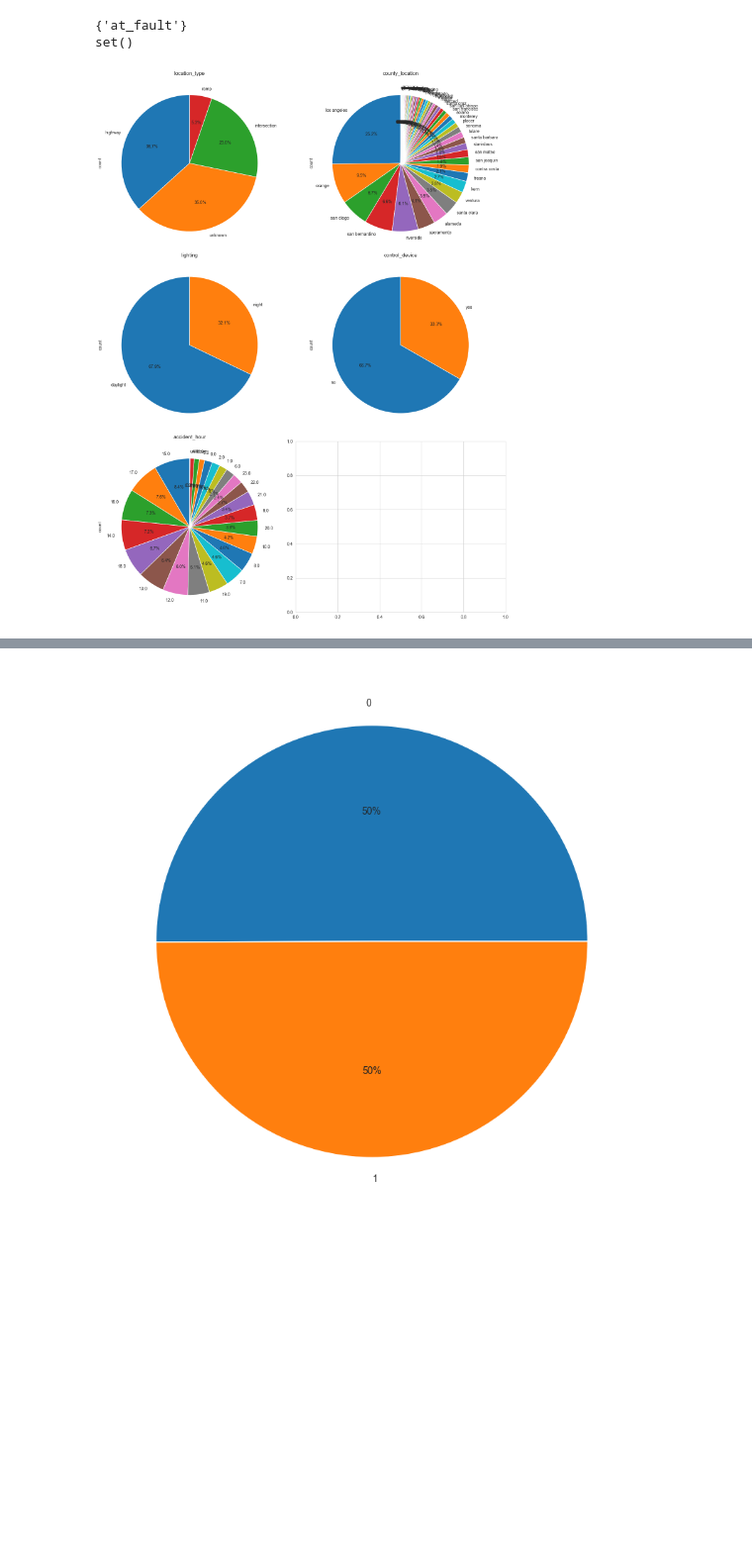
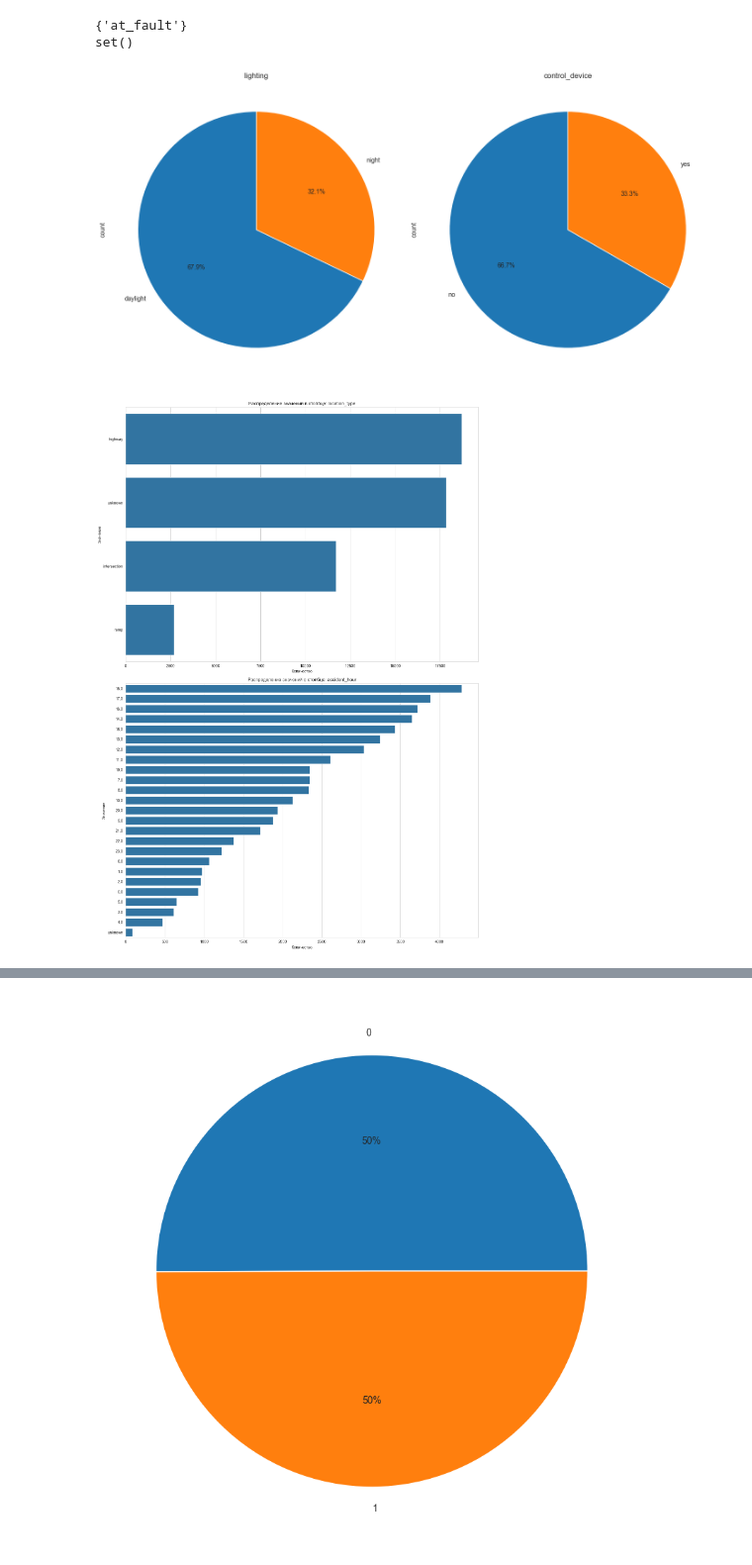
Before and after one commit to Moncervers/car_accident_prediction, a Jupyter notebook: project_notebook.ipynb, the cells around one changed output, grey strips where cells are left out. Shown at 99% size. Saved outputs shown, nothing was run; the diff lists cells and outputs as text; code cells hidden in the pictures; blank space fills up the shorter version.

```diff
--- a/project_notebook.ipynb
+++ b/project_notebook.ipynb
@@ -422,8 +422,8 @@ pd.read_sql_query(query, engine)
 4. Сгруппируем данные по типу возраста автомобиля и посчитаем количество ДТП для каждого типа, используя оператор `GROUP BY` или оконную функцию.
 # %%
 # Выводим минимальный, средний и максимальный возраст автомобиля
-with open('queries/task_6.1.sql') as f:
-    query = f.read()
+with open('queries/task_6.1.sql', 'r') as file:
+    query = file.read()
 
 pd.read_sql_query(query, engine)
 # %% [output]
@@ -433,8 +433,8 @@ pd.read_sql_query(query, engine)
 Мы видим, что минимальный возраст автомобиля составляет 0 лет, а максимальный — 161 год. Скорее всего это какой-то раритетный автомобиль, либо же ошибка в данных. Средний же возраст составляет 5 лет. Новым автомобилем будем считать автомобиль до 4 лет, средним — от 4 до 10 лет, старым — более 10 лет.
 # %%
 # Выводим количество ДТП по типу возраста автомобиля
-with open('queries/task_6.2.sql') as f:
-    query = f.read()
+with open('queries/task_6.2.sql', 'r') as file:
+    query = file.read()
 
 pd.read_sql_query(query, engine)
 # %% [output]
@@ -522,12 +522,14 @@ del (
 - `accident_day`
 - `at_fault`
 # %%
-with open('queries/load_df.sql') as f:
-    query = f.read()
-
+with open('queries/load_df.sql', 'r') as file:
+    query = file.read()
 # Сохраняем запрос в датафрейм
 df = pd.read_sql_query(query, engine)
 
+# df['accident_hour'] = df['accident_hour'].astype(int).astype(str)
+# df['accident_day'] = df['accident_day'].astype(int).astype(str)
+
 # Выводим датафрейм
 df
 # %% [output]
@@ -578,15 +580,17 @@ memory usage: 7.3+ MB
 # %%
 # Объявим числовые и категориальные столбцы
 num_cols = ['vehicle_age', 'distance', 'insurance_premium']
-cat_cols = ['location_type', 'county_city_location', 'county_location',
-            'direction', 'intersection',
-            'weather_1', 'road_surface', 'road_condition_1',
-            'lighting',
-            'control_device',
-            'cellphone_in_use',
-            'accident_hour', 'accident_day',
-            'at_fault'
-            ]
+cat_cols = [
+    'location_type', 'county_city_location', 'county_location',
+    'direction',
+    'intersection',
+    'weather_1', 'road_surface', 'road_condition_1',
+    'lighting',
+    'control_device',
+    'cellphone_in_use',
+    'accident_hour', 'accident_day',
+    'at_fault'
+]
 # %%
 # Посмотрим на общее количество пропусков в числовых столбцах
 df[num_cols].isna().sum()
@@ -1336,22 +1358,38 @@ print(set(cat_cols + num_cols) - set(df.columns))
 set()
 # %%
 # Создаем фигуру с подграфиками (3 строки, 2 столбца)
-fig, axes = plt.subplots(nrows=3, ncols=2, figsize=(14, 18))
+fig, axes = plt.subplots(nrows=1, ncols=2, figsize=(14, 18))
 
 # Проходим по каждому столбцу и соответствующей оси
-for col, ax in zip(cat_cols, axes.flat):
+for col, ax in zip(['lighting', 'control_device'], axes.flat):
     # Строим круговую диаграмму
     df[col].value_counts().plot.pie(
         ax=ax,  # Ось для построения
         title=col,  # Заголовок графика — название столбца
         autopct='%1.1f%%',  # Отображение доли в процентах
         startangle=90,  # Поворот диаграммы для лучшей читаемости
         legend=False  # Отключаем легенду (она не нужна на круговых диаграммах)
     )
 
 # Улучшаем расположение графиков, чтобы они не перекрывались
 plt.tight_layout()
 # Отображаем график
 plt.show()
 # %% [output]
-[figure, old version]
+[figure, new version]
+# %%
+# Создадим фигуру и оси для графика
+fig, axes = plt.subplots(2, 1, figsize=(14, 20))
+
+# Для каждого категориального столбца строим горизонтальный barplot
+for ax, col in zip(axes, ['location_type', 'accident_hour']):
+    value_counts = df[col].value_counts()
+    sns.barplot(x=value_counts.values, y=value_counts.index, ax=ax, orient='h')
+    ax.set_title(f'Распределение значений в столбце: {col}')
+    ax.set_xlabel('Количество')
+    ax.set_ylabel('Значение')
+
+plt.tight_layout()
+plt.show()
+# %% [output]
+[figure, added]
```
Also changed, not shown: parts of 64 cells of this notebook, 1 other file.
